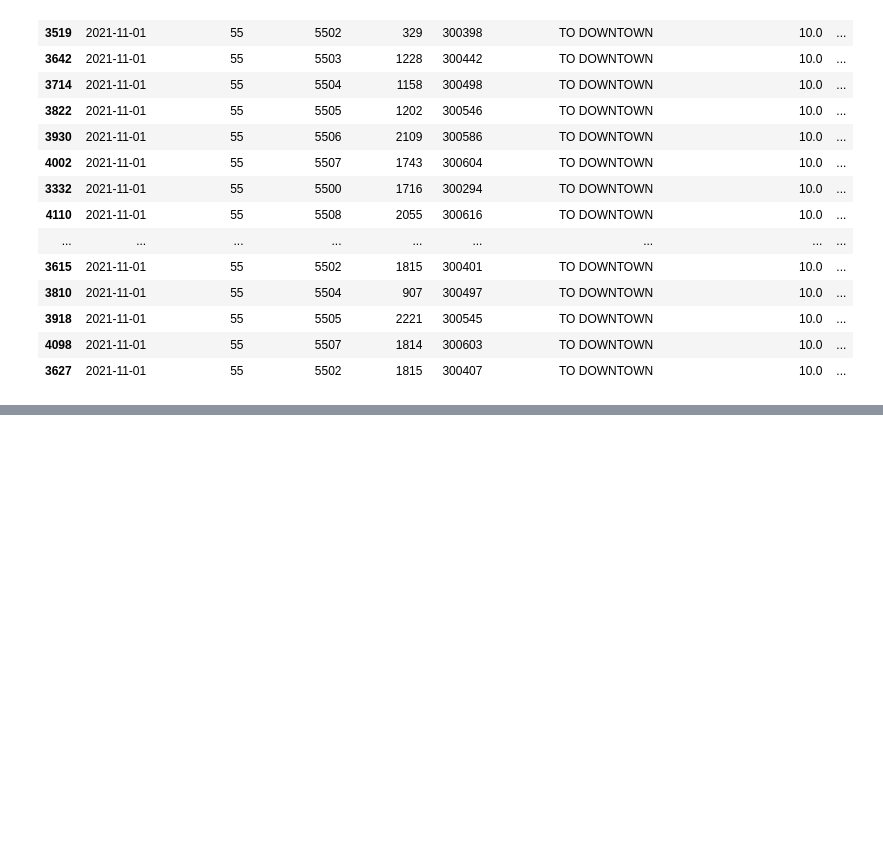
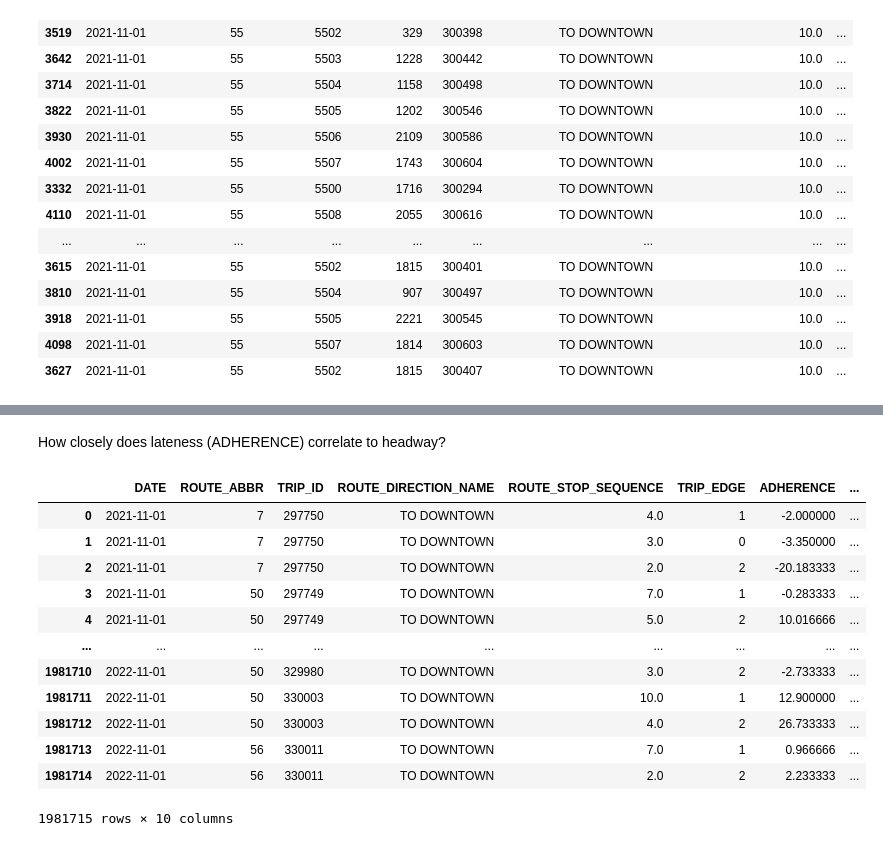
Before and after one commit to NSS-Data-Analytics-Cohort-7/wego-grumpy-concat, a Jupyter notebook: notebook/wego.ipynb, the cells around one changed output, grey strips where cells are left out. Cells and saved outputs as stored; diff of their text form; code cells hidden in the pictures; blank space fills up the shorter version.

```diff
--- a/notebook/wego.ipynb
+++ b/notebook/wego.ipynb
@@ -354,0 +282,19 @@ r55.corr()
+# %% [markdown]
+How closely does lateness (ADHERENCE) correlate to headway?
+# %%
+adhcorr = headwaydataheadwaydata = headwaydata.filter(['DATE', 'ROUTE_ABBR', 'TRIP_ID', 'ROUTE_DIRECTION_NAME', 'ROUTE_STOP_SEQUENCE', 'TRIP_EDGE', 'ADHERENCE', 'SCHEDULED_HDWY', 'ACTUAL_HDWY', 'HDWY_DEV'], axis=1)
+adhcorr
+# %% [output]
+|  | DATE | ROUTE_ABBR | TRIP_ID | ROUTE_DIRECTION_NAME | ROUTE_STOP_SEQUENCE | TRIP_EDGE | ADHERENCE | ... |
+| 0 | 2021-11-01 | 7 | 297750 | TO DOWNTOWN | 4.0 | 1 | -2.000000 | ... |
+| 1 | 2021-11-01 | 7 | 297750 | TO DOWNTOWN | 3.0 | 0 | -3.350000 | ... |
+| 2 | 2021-11-01 | 7 | 297750 | TO DOWNTOWN | 2.0 | 2 | -20.183333 | ... |
+| 3 | 2021-11-01 | 50 | 297749 | TO DOWNTOWN | 7.0 | 1 | -0.283333 | ... |
+| 4 | 2021-11-01 | 50 | 297749 | TO DOWNTOWN | 5.0 | 2 | 10.016666 | ... |
+| ... | ... | ... | ... | ... | ... | ... | ... | ... |
+| 1981710 | 2022-11-01 | 50 | 329980 | TO DOWNTOWN | 3.0 | 2 | -2.733333 | ... |
+| 1981711 | 2022-11-01 | 50 | 330003 | TO DOWNTOWN | 10.0 | 1 | 12.900000 | ... |
+| 1981712 | 2022-11-01 | 50 | 330003 | TO DOWNTOWN | 4.0 | 2 | 26.733333 | ... |
+| 1981713 | 2022-11-01 | 56 | 330011 | TO DOWNTOWN | 7.0 | 1 | 0.966666 | ... |
+| 1981714 | 2022-11-01 | 56 | 330011 | TO DOWNTOWN | 2.0 | 2 | 2.233333 | ... |
+1981715 rows × 10 columns
```
Also changed, not shown: parts of 11 cells of this notebook.
